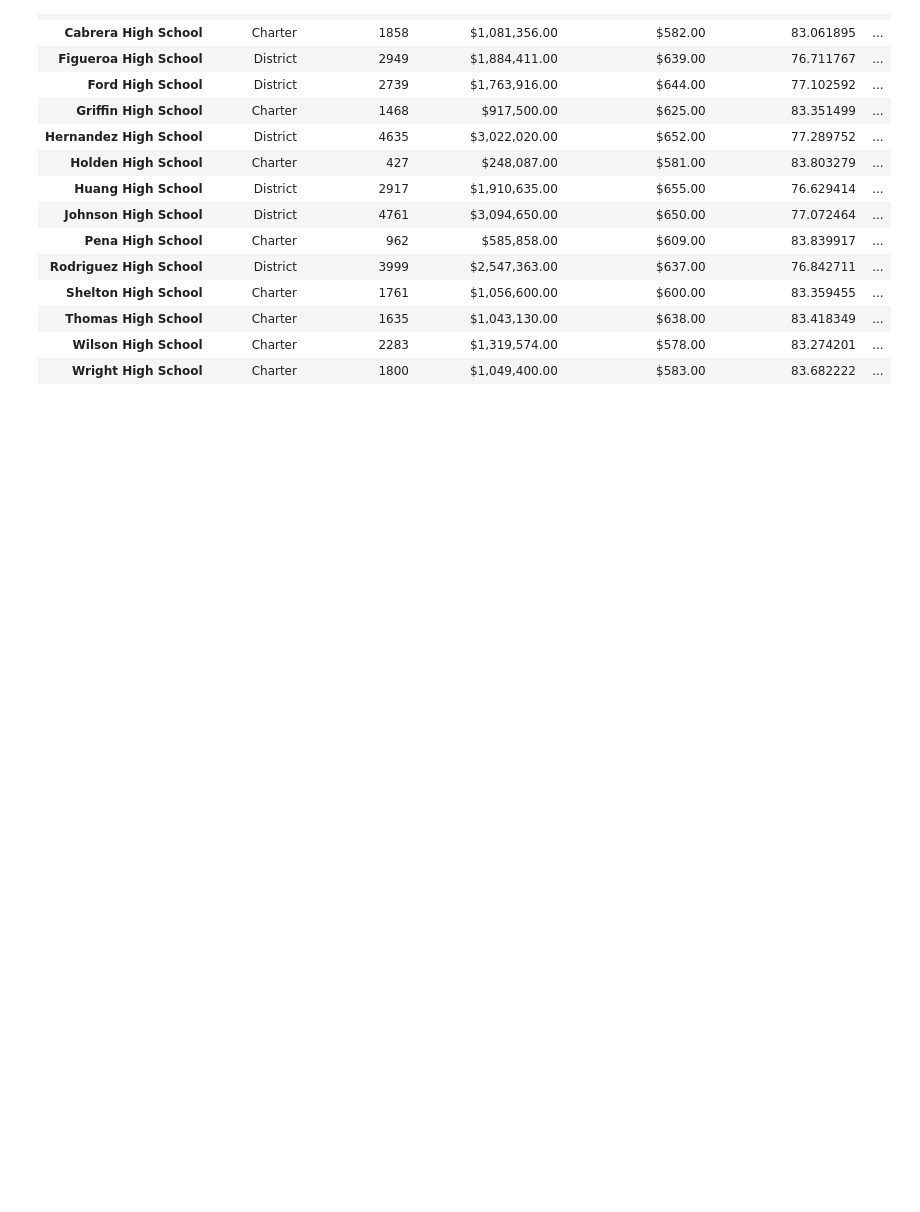
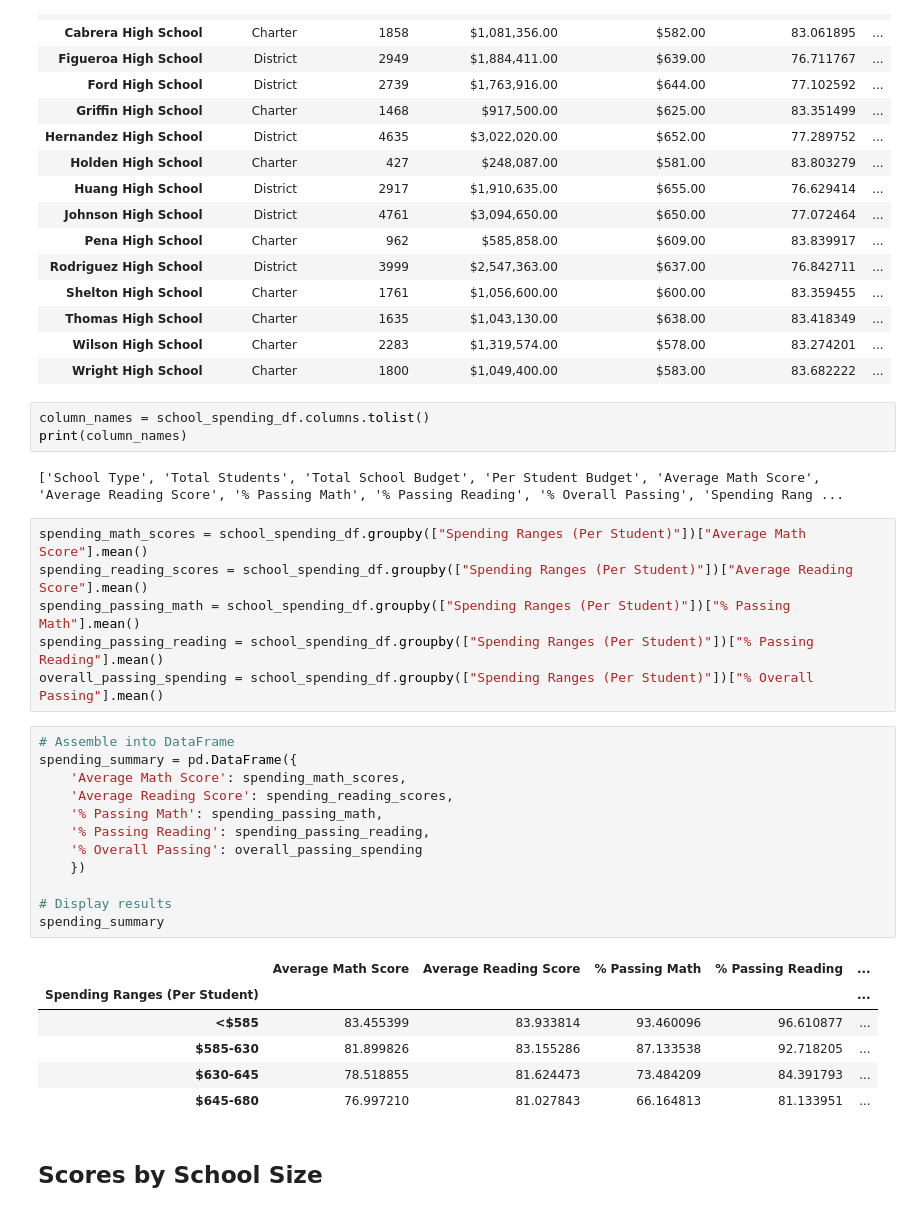
Before and after one commit to vjayne93/pandas-challenge, a Jupyter notebook: PyCitySchools/summary.ipynb, the cells around one changed output. Cells and saved outputs as stored; diff of their text form; blank space fills up the shorter version.

```diff
--- a/PyCitySchools/summary.ipynb
+++ b/PyCitySchools/summary.ipynb
@@ -562,3 +562,35 @@ school_spending_df
 | Thomas High School | Charter | 1635 | $1,043,130.00 | $638.00 | 83.418349 | ... |
 | Wilson High School | Charter | 2283 | $1,319,574.00 | $578.00 | 83.274201 | ... |
 | Wright High School | Charter | 1800 | $1,049,400.00 | $583.00 | 83.682222 | ... |
+# %%
+column_names = school_spending_df.columns.tolist()
+print(column_names)
+# %% [output]
+['School Type', 'Total Students', 'Total School Budget', 'Per Student Budget', 'Average Math Score', 'Average Reading Score', '% Passing Math', '% Passing Reading', '% Overall Passing', 'Spending Rang ...
+# %%
+spending_math_scores = school_spending_df.groupby(["Spending Ranges (Per Student)"])["Average Math Score"].mean()
+spending_reading_scores = school_spending_df.groupby(["Spending Ranges (Per Student)"])["Average Reading Score"].mean()
+spending_passing_math = school_spending_df.groupby(["Spending Ranges (Per Student)"])["% Passing Math"].mean()
+spending_passing_reading = school_spending_df.groupby(["Spending Ranges (Per Student)"])["% Passing Reading"].mean()
+overall_passing_spending = school_spending_df.groupby(["Spending Ranges (Per Student)"])["% Overall Passing"].mean()
+# %%
+# Assemble into DataFrame
+spending_summary = pd.DataFrame({
+    'Average Math Score': spending_math_scores,
+    'Average Reading Score': spending_reading_scores,
+    '% Passing Math': spending_passing_math,
+    '% Passing Reading': spending_passing_reading,
+    '% Overall Passing': overall_passing_spending
+    })
+
+# Display results
+spending_summary
+# %% [output]
+|  | Average Math Score | Average Reading Score | % Passing Math | % Passing Reading | ... |
+| Spending Ranges (Per Student) |  |  |  |  | ... |
+| <$585 | 83.455399 | 83.933814 | 93.460096 | 96.610877 | ... |
+| $585-630 | 81.899826 | 83.155286 | 87.133538 | 92.718205 | ... |
+| $630-645 | 78.518855 | 81.624473 | 73.484209 | 84.391793 | ... |
+| $645-680 | 76.997210 | 81.027843 | 66.164813 | 81.133951 | ... |
+# %% [markdown]
+## Scores by School Size
```
Also changed, not shown: parts of 7 cells of this notebook.
